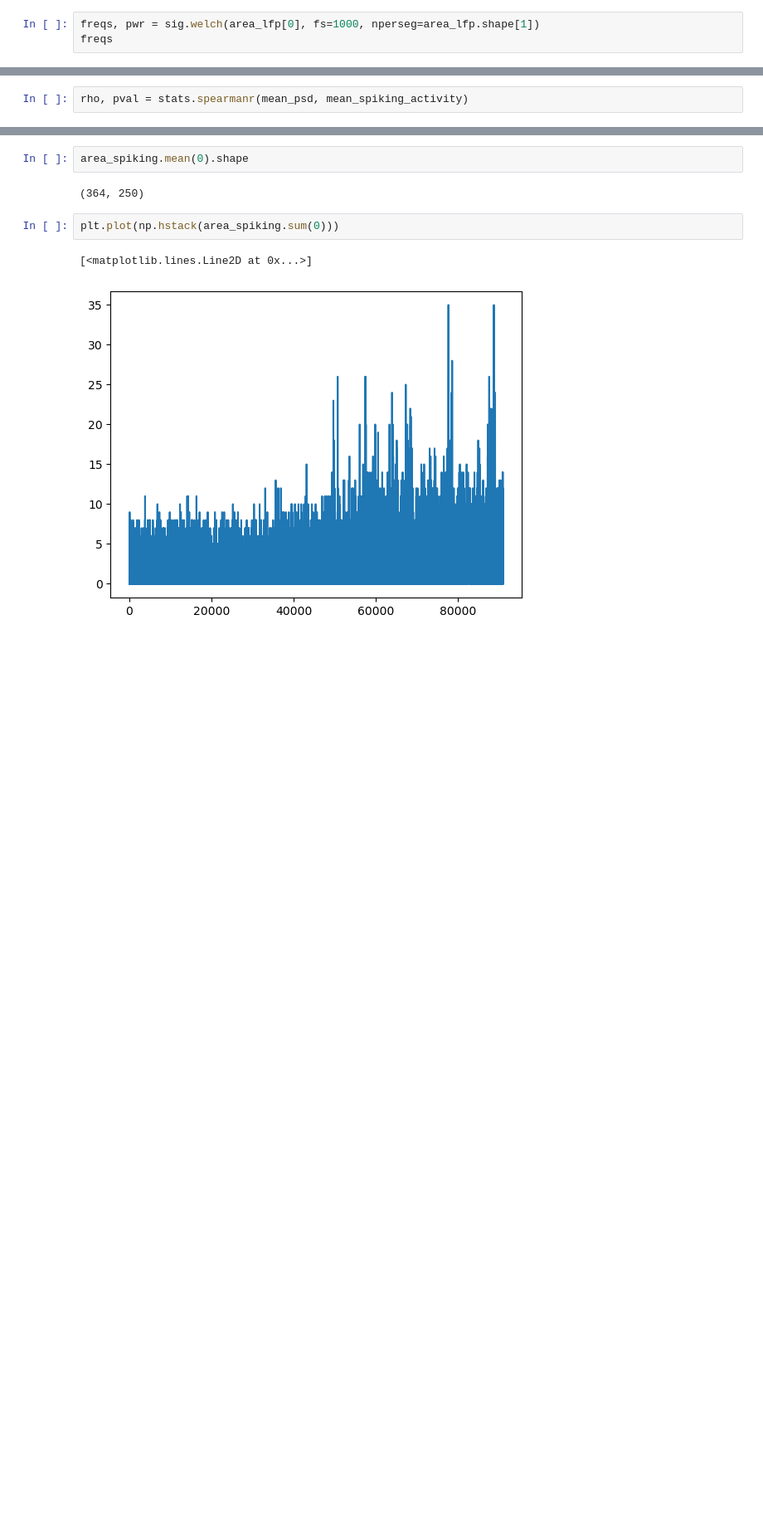
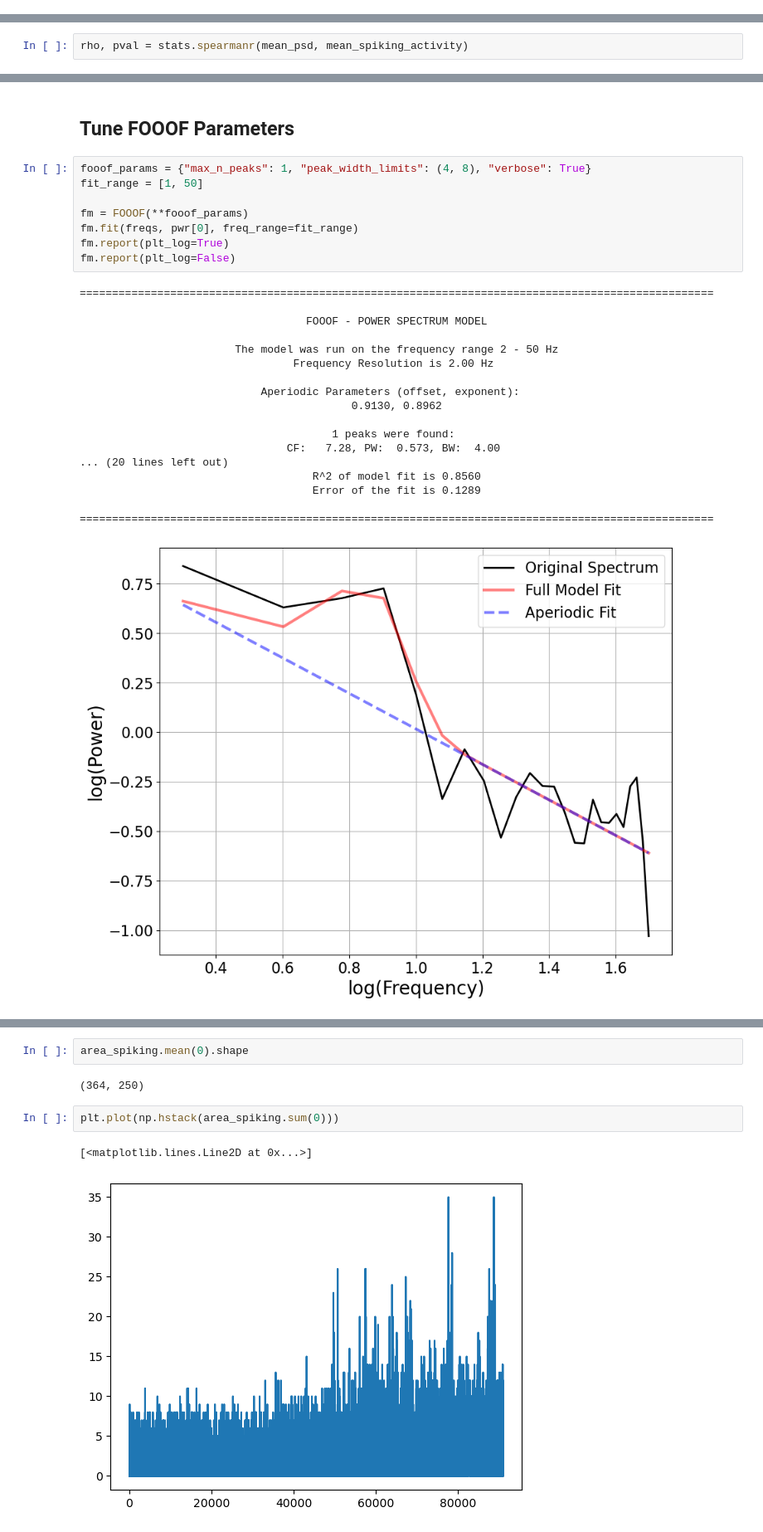
Before and after one commit to moritz-gerster/Hackathon2023, a Jupyter notebook: notebooks/playaround_steinmetz.ipynb, the cells around one changed output, grey strips where cells are left out. Shown at 83% size. Cells and saved outputs as stored; diff of their text form; blank space fills up the shorter version.

```diff
--- a/notebooks/playaround_steinmetz.ipynb
+++ b/notebooks/playaround_steinmetz.ipynb
@@ -90,3 +72,0 @@ plt.semilogy(np.abs(fft))
-# %%
-freqs, pwr = sig.welch(area_lfp[0], fs=1000, nperseg=area_lfp.shape[1])
-freqs
@@ -119,0 +83,29 @@ plt.legend()
+# %% [markdown]
+## Tune FOOOF Parameters
+# %%
+fooof_params = {"max_n_peaks": 1, "peak_width_limits": (4, 8), "verbose": True}
+fit_range = [1, 50]
+
+fm = FOOOF(**fooof_params)
+fm.fit(freqs, pwr[0], freq_range=fit_range)
+fm.report(plt_log=True)
+fm.report(plt_log=False)
+# %% [output]
+==================================================================================================
+
+                                   FOOOF - POWER SPECTRUM MODEL
+
+                        The model was run on the frequency range 2 - 50 Hz
+                                 Frequency Resolution is 2.00 Hz
+
+                            Aperiodic Parameters (offset, exponent):
+                                          0.9130, 0.8962
+
+                                       1 peaks were found:
+                                CF:   7.28, PW:  0.573, BW:  4.00
+... (20 lines left out)
+                                    R^2 of model fit is 0.8560
+                                    Error of the fit is 0.1289
+
+==================================================================================================
+[figure, added]
```
Also changed, not shown: parts of 33 cells of this notebook.
